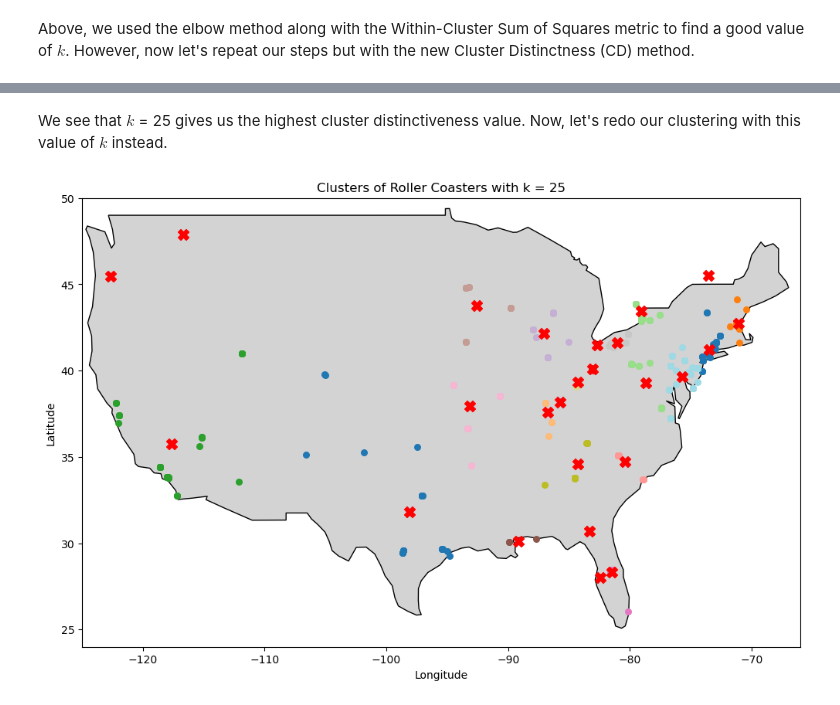
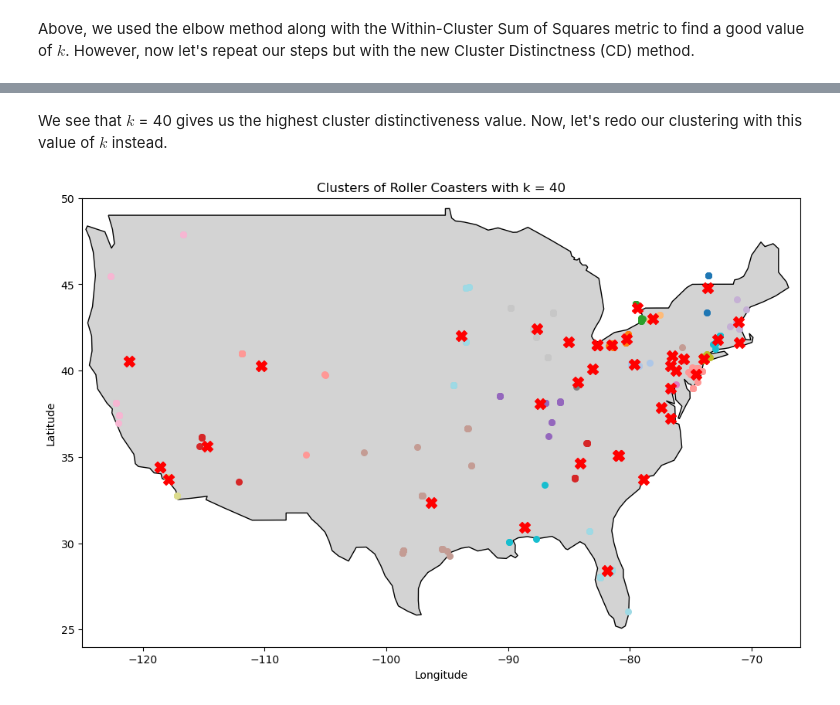
Before and after one commit to legendschwab/cmor438individual, a Jupyter notebook: Unsupervised Machine Learning/1. K-Means Clustering/kMeansCmor438.ipynb, the cells around one changed output, grey strips where cells are left out. Drawn from its saved outputs; the diff is of its cells as text; code cells hidden in the pictures.

```diff
--- a/Unsupervised Machine Learning/1. K-Means Clustering/kMeansCmor438.ipynb
+++ b/Unsupervised Machine Learning/1. K-Means Clustering/kMeansCmor438.ipynb
@@ -44,11 +44,16 @@ def update_centroids(data, clusters):
 
 # Checks if newly calculated centroids have changed within a tolerance level
 def has_converged(old_centroids, new_centroids, tol=1e-4):
+    """
+    Check for converge in k-means cluster
+
+    Inputs: old_centroids: numpy array with coordinates for old_centroids
+            new_centroids: numpy array with coordinates for new_centroids
+            tol: tolerance for convergence
+    Output: True if difference between new and old centroids are all within the tolerance
+    """
     # Compute the distance between corresponding centroids
     centroid_diff = np.linalg.norm(old_centroids - new_centroids, axis=1)
-
-    if old_centroids.shape != new_centroids.shape:
-        raise ValueError(f"Shape mismatch: old_centroids has shape {old_centroids.shape}, new_centroids has shape {new_centroids.shape}")
 
     # Check if all the distances are below the tolerance
     return np.all(centroid_diff < tol)
@@ -71,6 +76,7 @@ def k_means(data, k, distance_function, max_iters = 100):
     centroids = data[indices]
 
     for iter in range(max_iters):
+        # Assign clusters and update centroids
         clusters = assign_clusters(data, centroids, distance_function)
         new_centroids = update_centroids(data, clusters)
         if has_converged(centroids, new_centroids):
@@ -417,14 +421,14 @@ plt.show()
 # %% [markdown]
-We see that $k$ = 25 gives us the highest cluster distinctiveness value. Now, let's redo our clustering with this value of $k$ instead.
+We see that $k$ = 40 gives us the highest cluster distinctiveness value. Now, let's redo our clustering with this value of $k$ instead.
 # %%
-us_centroids_k, us_clusters_k = k_means(us_coasters_coordinates, k = 25, distance_function=euclidean_distance, max_iters = 300)
+us_centroids_k, us_clusters_k = k_means(us_coasters_coordinates, k = 40, distance_function=euclidean_distance, max_iters = 300)
 
 fig, ax = plt.subplots(figsize=(12, 8))
 # Set bounds for continental U.S.
 ax.set_xlim(-125, -66)   # Longitude
 ax.set_ylim(24, 50)      # Latitude
 usa.plot(ax=ax, color='lightgray', edgecolor='black')
 plot_clusters(us_coasters_coordinates, us_clusters_k, us_centroids_k)
 plt.show()
 # %% [output]
-[figure, old version]
+[figure, new version]
```
Also changed, not shown: parts of 4 cells of this notebook.
